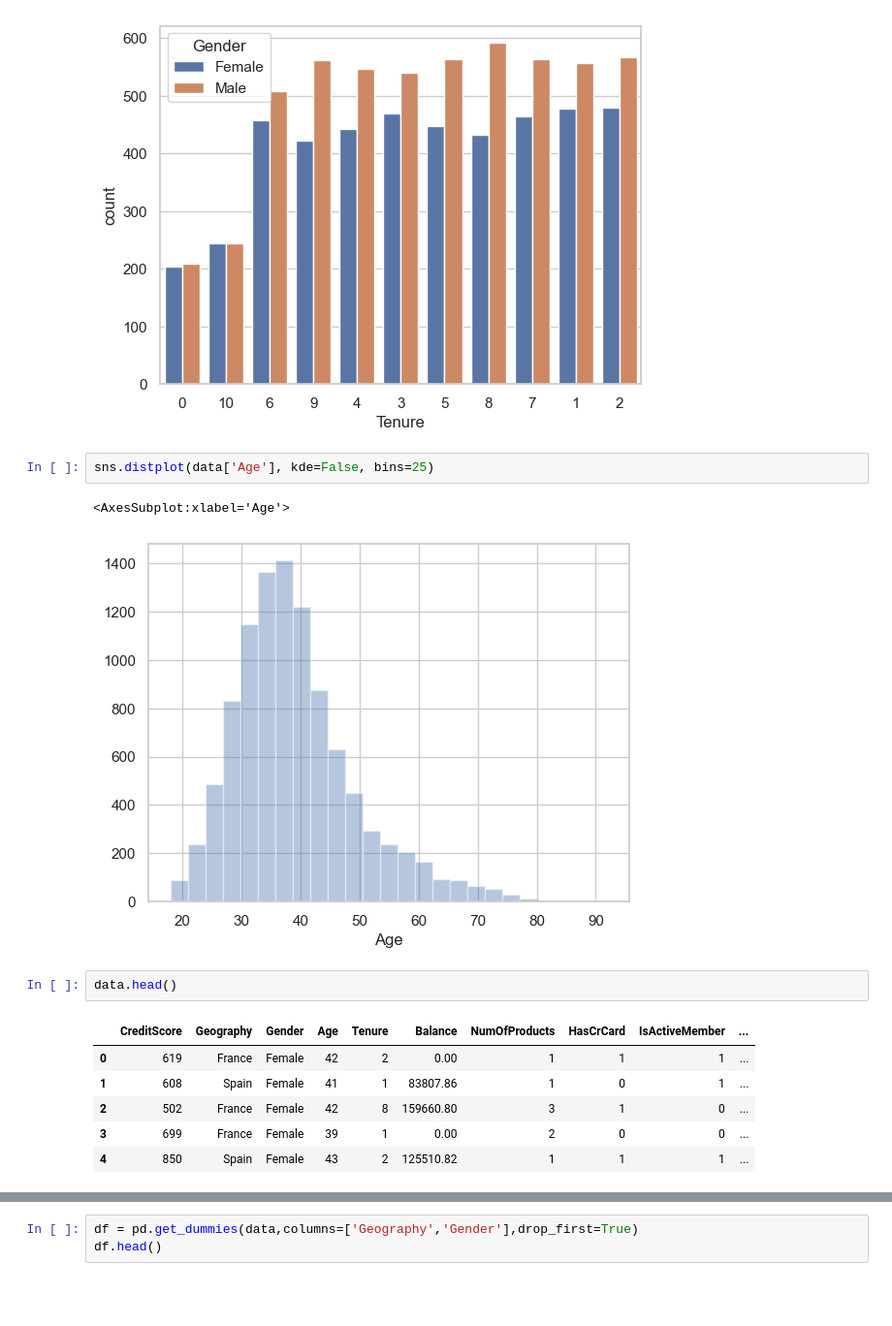
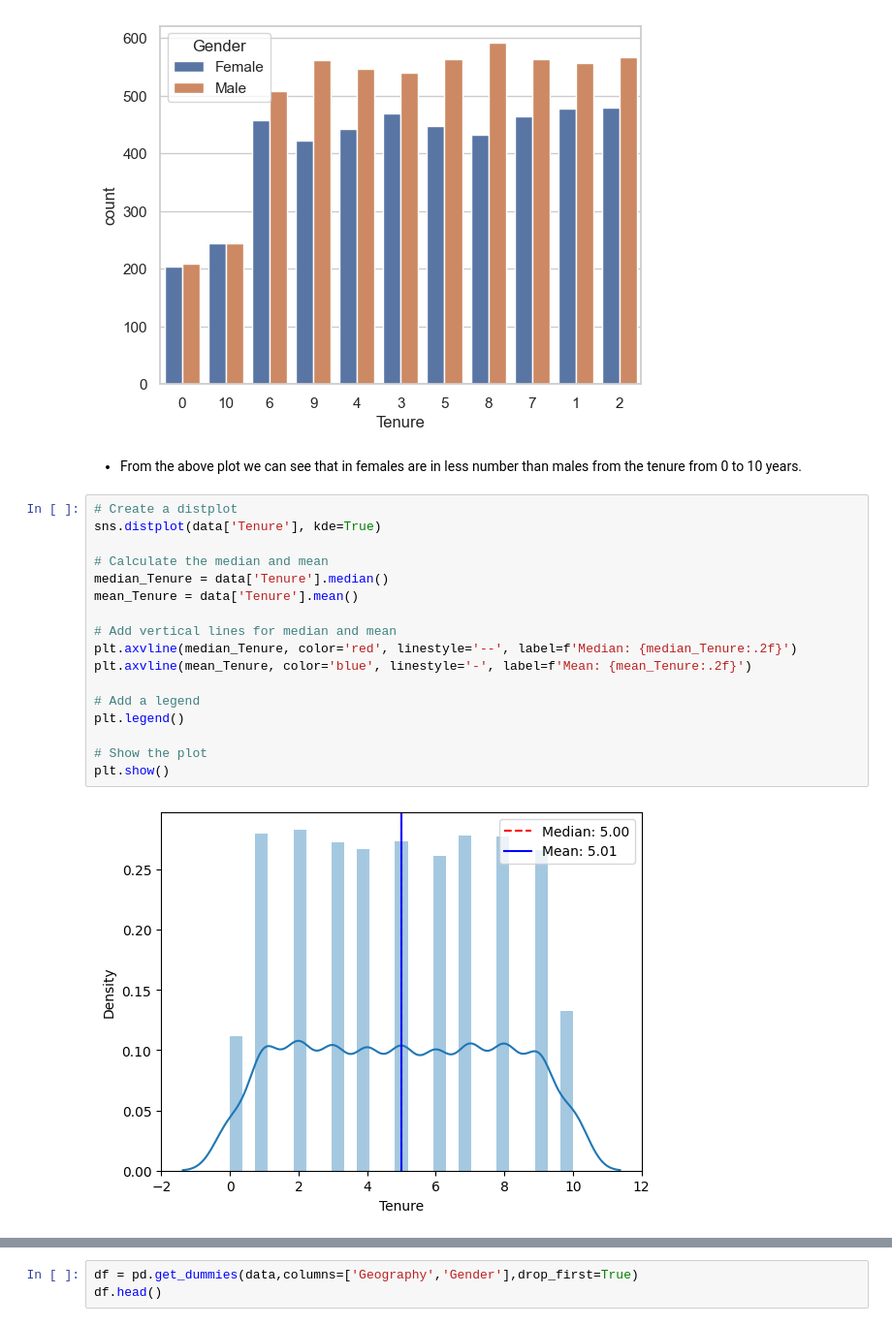
Before and after one commit to girishSaiWork/DeepLearning, a Jupyter notebook: Credit Card Customer Churn Prediction/trails.ipynb, the cells around one changed output, grey strips where cells are left out. Shown at 97% size. Saved outputs shown, nothing was run; the diff lists cells and outputs as text; blank space fills up the shorter version.

```diff
--- a/Credit Card Customer Churn Prediction/trails.ipynb
+++ b/Credit Card Customer Churn Prediction/trails.ipynb
@@ -162,17 +212,24 @@ sns.countplot(data,x='Tenure',hue='Gender',order=tenure_order)
 # %% [output]
 <AxesSubplot:xlabel='Tenure', ylabel='count'>
 [figure]
-# %%
-sns.distplot(data['Age'], kde=False, bins=25)
-# %% [output]
-<AxesSubplot:xlabel='Age'>
-[figure, removed]
-# %%
-data.head()
-# %% [output]
-|  | CreditScore | Geography | Gender | Age | Tenure | Balance | NumOfProducts | HasCrCard | IsActiveMember | ... |
-| 0 | 619 | France | Female | 42 | 2 | 0.00 | 1 | 1 | 1 | ... |
-| 1 | 608 | Spain | Female | 41 | 1 | 83807.86 | 1 | 0 | 1 | ... |
-| 2 | 502 | France | Female | 42 | 8 | 159660.80 | 3 | 1 | 0 | ... |
-| 3 | 699 | France | Female | 39 | 1 | 0.00 | 2 | 0 | 0 | ... |
-| 4 | 850 | Spain | Female | 43 | 2 | 125510.82 | 1 | 1 | 1 | ... |
+# %% [markdown]
+* From the above plot we can see that in females are in less number than males from the tenure from 0 to 10 years.
+# %%
+# Create a distplot
+sns.distplot(data['Tenure'], kde=True)
+
+# Calculate the median and mean
+median_Tenure = data['Tenure'].median()
+mean_Tenure = data['Tenure'].mean()
+
+# Add vertical lines for median and mean
+plt.axvline(median_Tenure, color='red', linestyle='--', label=f'Median: {median_Tenure:.2f}')
+plt.axvline(mean_Tenure, color='blue', linestyle='-', label=f'Mean: {mean_Tenure:.2f}')
+
+# Add a legend
+plt.legend()
+
+# Show the plot
+plt.show()
+# %% [output]
+[figure, added]
```
Also changed, not shown: parts of 40 cells of this notebook.
